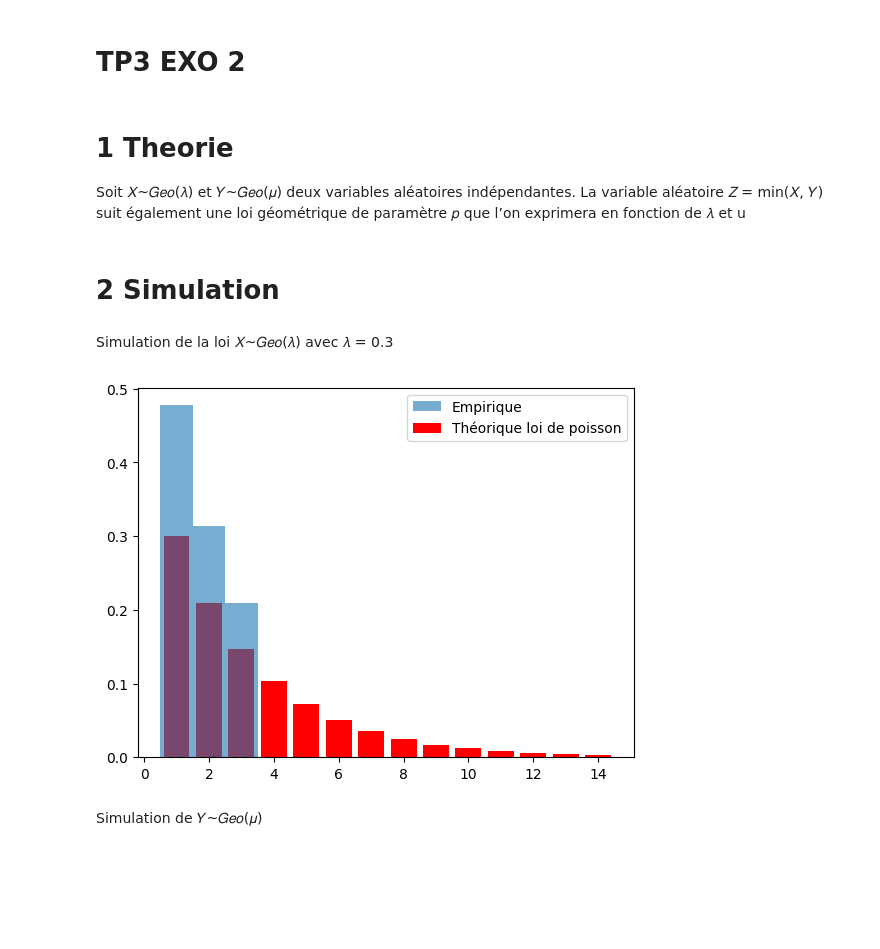
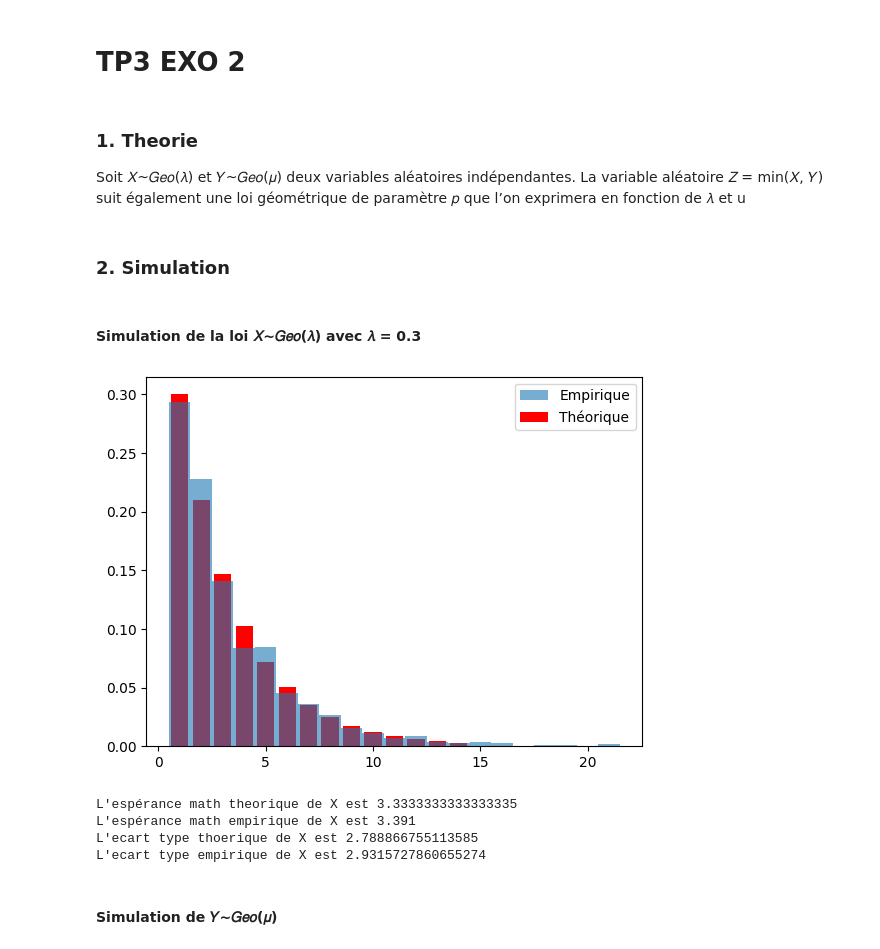
Before and after one commit to Estellezheng/TP-proba-CPE-Lyon, a Jupyter notebook: TP3/exo2.ipynb, the cells around one changed output. Saved outputs shown, nothing was run; the diff lists cells and outputs as text; code cells hidden in the pictures; blank space fills up the shorter version.

```diff
--- a/TP3/exo2.ipynb
+++ b/TP3/exo2.ipynb
@@ -1,62 +1,53 @@
 # %% [markdown]
 # TP3 EXO 2
 # %% [markdown]
-# 1 Theorie
+### 1. Theorie
 Soit 𝑋~𝐺𝑒𝑜(𝜆) et 𝑌~𝐺𝑒𝑜(𝜇) deux variables aléatoires indépendantes. La variable aléatoire 𝑍 = min(𝑋, 𝑌) suit également une loi géométrique de paramètre 𝑝 que l’on exprimera en fonction de
 𝜆 et u
 # %% [markdown]
-# 2 Simulation
+### 2. Simulation
 # %% [markdown]
-Simulation de la loi 𝑋~𝐺𝑒𝑜(𝜆) avec 𝜆 = 0.3
+#### Simulation de la loi 𝑋~𝐺𝑒𝑜(𝜆) avec 𝜆 = 0.3
 # %%
 import numpy as np
 import matplotlib.pyplot as plt
 from scipy.special import gamma
 
 # theorie
 lambda_x = 0.3
 
 # loi geometrique X
 k = np.arange(1, 15)
 geoX =  (1-lambda_x)**(k-1)*lambda_x
-plt.bar(k, geoX, color="red", label="Théorique loi de poisson")
+plt.bar(k, geoX, color="red", label="Théorique")
 
-# experimentation
-essais = 100
+# empirique
+essais = 1000
 expX =[]
 for i in range(essais) :
     cpt = 0
     while np.random.rand() > lambda_x :
         cpt += 1
-    if cpt == 0 :
-        cpt = 1
-    expX.append(cpt)
+    expX.append(cpt + 1)
 
-
-def LoiBernoulli(p) :
-    num = np.random.rand()
-    if num < p :
-        return 1 # succès
-    else :
-        return 0 # échec
-
-def LoiGeometrique(p) :
-    events = 0
-    while True :
-        if LoiBernoulli(p) == 1 :
-            events += 1
-            break
-        else :
-            events += 1
-    return events
-
-plt.hist(expX, bins=np.arange(1, 5) - 0.5, density = True, alpha = 0.6, label="Empirique")
+# Affichage
+plt.hist(expX, bins=np.arange(1, np.max(expX)+2) - 0.5, density = True, alpha = 0.6, label="Empirique")
 plt.legend()
 plt.show()
+
+# Conclusion
+print("L'espérance math theorique de X est", 1/lambda_x)
+print("L'espérance math empirique de X est", np.mean(expX))
+print("L'ecart type thoerique de X est", np.sqrt((1-lambda_x)/lambda_x**2))
+print("L'ecart type empirique de X est", np.std(expX))
 # %% [output]
-[figure, old version]
+[figure, new version]
+L'espérance math theorique de X est 3.3333333333333335
+L'espérance math empirique de X est 3.391
+L'ecart type thoerique de X est 2.788866755113585
+L'ecart type empirique de X est 2.9315727860655274
 # %% [markdown]
-Simulation de 𝑌~𝐺𝑒𝑜(𝜇)
+#### Simulation de 𝑌~𝐺𝑒𝑜(𝜇)
 # %%
 # theorie
 micro_y = 0.5
```
Also changed, not shown: parts of 3 cells of this notebook, 7 other files.
